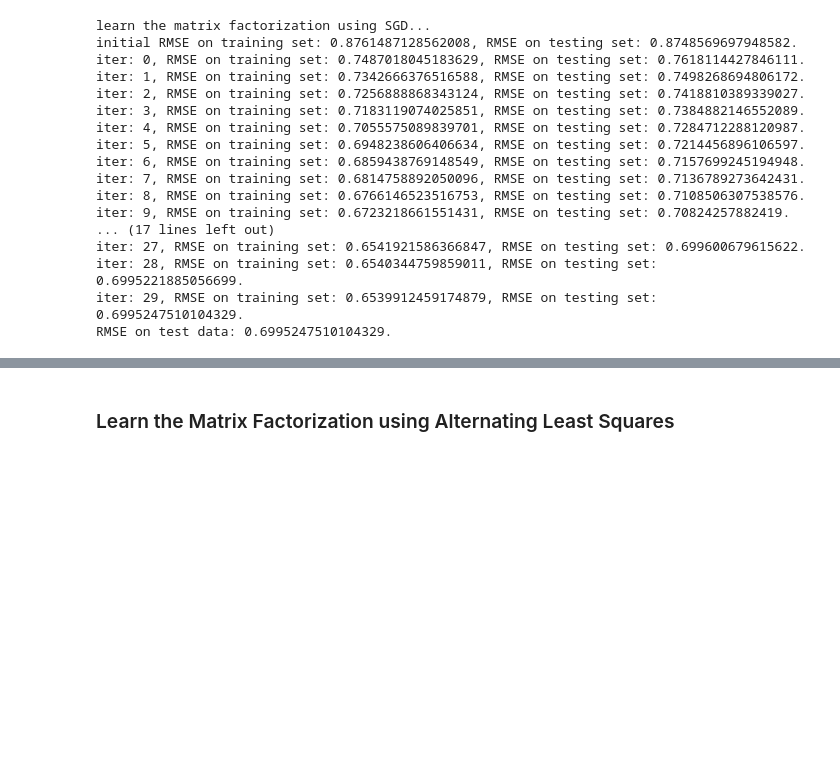
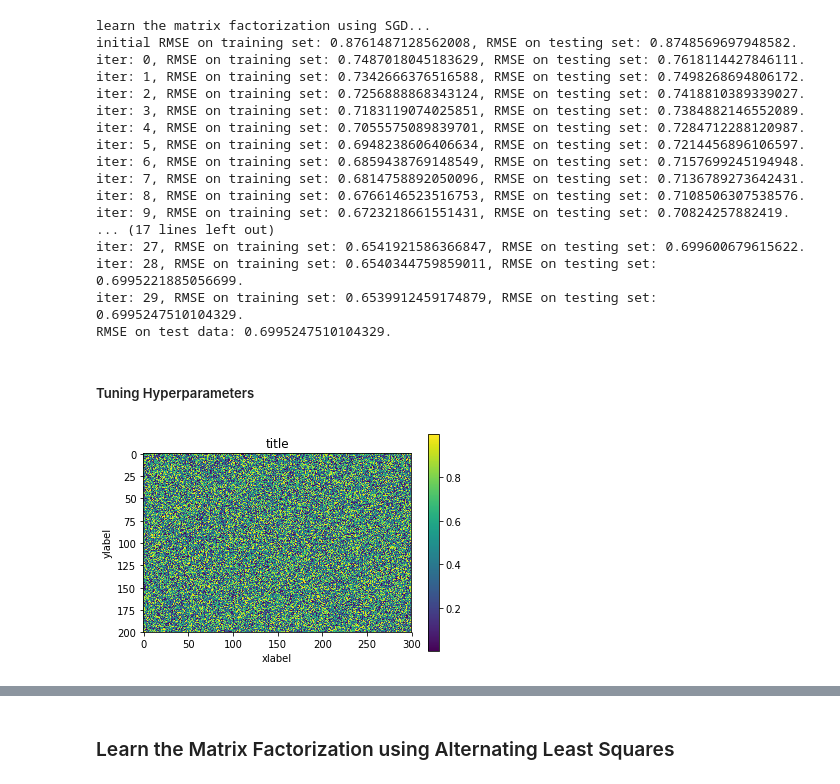
Before and after one commit to Anne-Aimee/recommender_system, a Jupyter notebook: src/main.ipynb, the cells around one changed output, grey strips where cells are left out. Cells and saved outputs as stored; diff of their text form; code cells hidden in the pictures; blank space fills up the shorter version.

Commit message:
Added function to draw heatmaps

```diff
--- a/src/main.ipynb
+++ b/src/main.ipynb
@@ -303,3 +303,19 @@ iter: 27, RMSE on training set: 0.6541921586366847, RMSE on testing set: 0.69960
 iter: 28, RMSE on training set: 0.6540344759859011, RMSE on testing set: 0.6995221885056699.
 iter: 29, RMSE on training set: 0.6539912459174879, RMSE on testing set: 0.6995247510104329.
 RMSE on test data: 0.6995247510104329.
+# %% [markdown]
+##### Tuning Hyperparameters
+# %%
+def plot_simple_heatmap(data, title, xlabel, ylabel):
+
+    f,a = plt.subplots()
+    a.set_xlabel(xlabel)
+    a.set_ylabel(ylabel)
+    a.set_title(title)
+    heatmap_corr = a.imshow(data)
+    f.colorbar(heatmap_corr, ax=a)
+
+data = np.random.rand(200,300)
+plot_simple_heatmap(data, "title", "xlabel", "ylabel")
+# %% [output]
+[figure, added]
```
Also changed, not shown: parts of 1 cell of this notebook.
